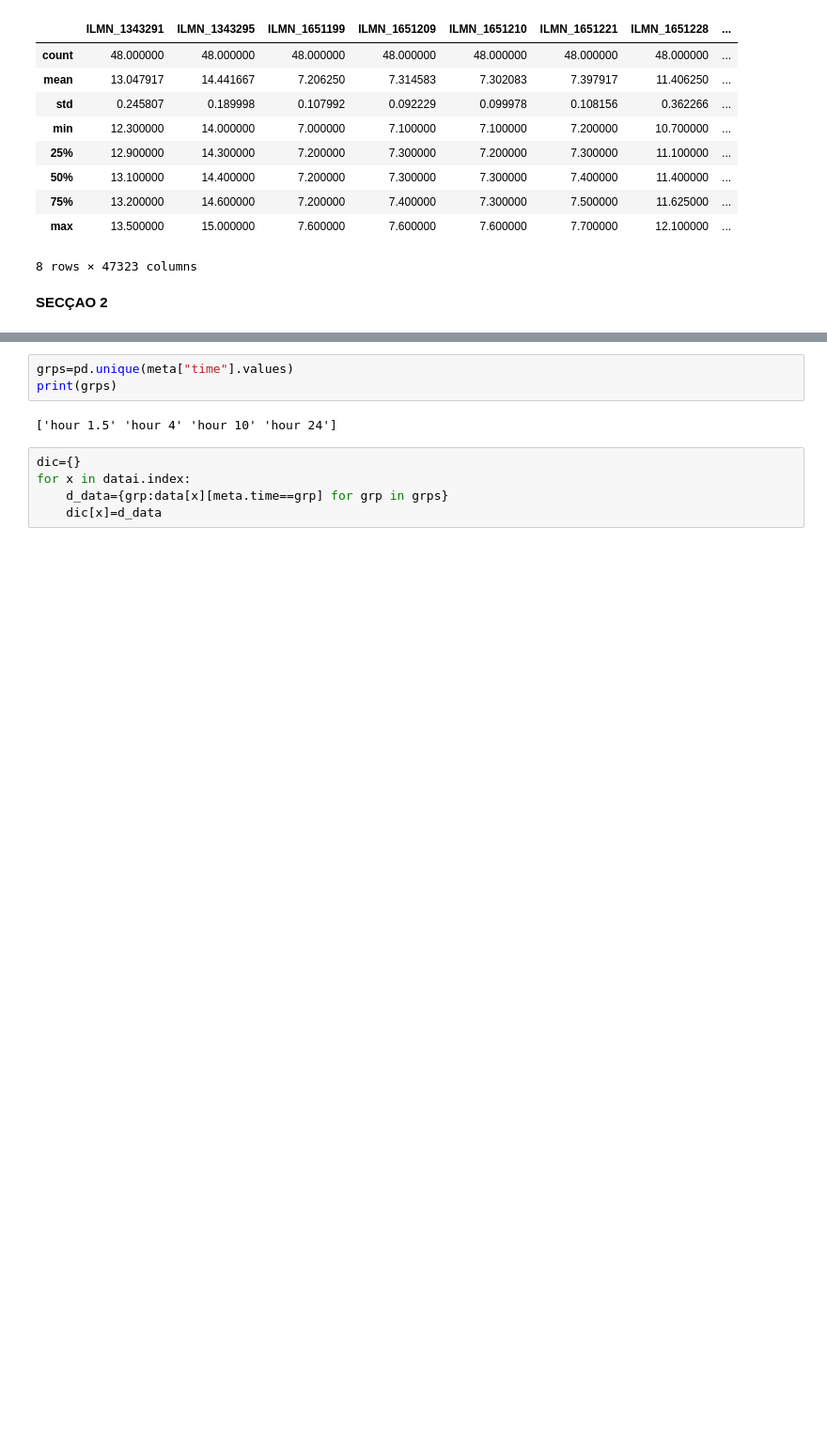
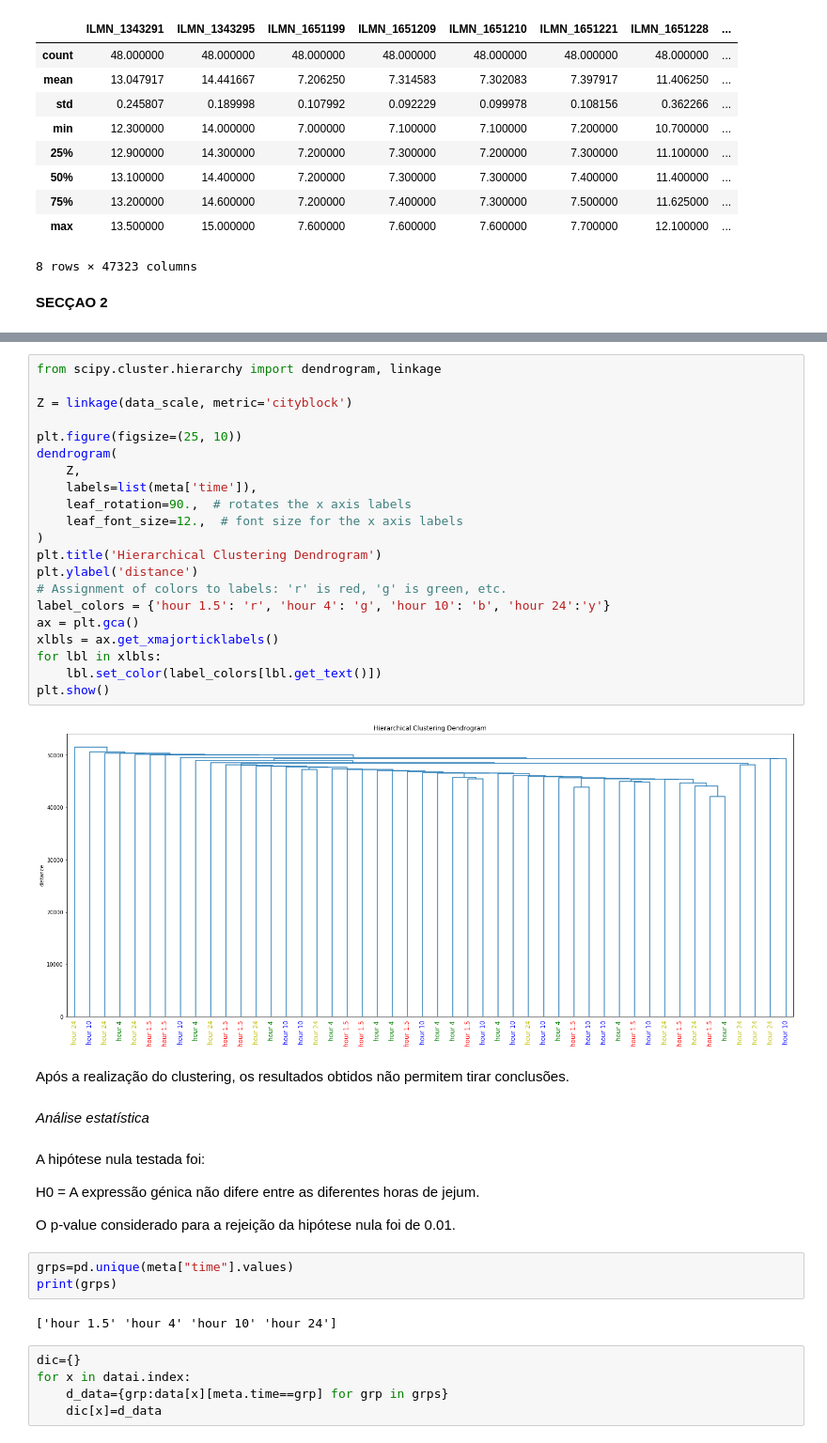
Before and after one commit to monicaccmartins/Bioinformatica, a Jupyter notebook: Bionf - projeto/PROJETO.ipynb, the cells around one changed output, grey strips where cells are left out. Shown at 94% size. Cells and saved outputs as stored; diff of their text form; blank space fills up the shorter version.

```diff
--- a/Bionf - projeto/PROJETO.ipynb
+++ b/Bionf - projeto/PROJETO.ipynb
@@ -211,3 +247,36 @@ pd.crosstab(labels, meta['time'], rownames=['clusters'] )
+# %%
+from scipy.cluster.hierarchy import dendrogram, linkage
+
+Z = linkage(data_scale, metric='cityblock')
+
+plt.figure(figsize=(25, 10))
+dendrogram(
+    Z,
+    labels=list(meta['time']),
+    leaf_rotation=90.,  # rotates the x axis labels
+    leaf_font_size=12.,  # font size for the x axis labels
+)
+plt.title('Hierarchical Clustering Dendrogram')
+plt.ylabel('distance')
+# Assignment of colors to labels: 'r' is red, 'g' is green, etc.
+label_colors = {'hour 1.5': 'r', 'hour 4': 'g', 'hour 10': 'b', 'hour 24':'y'}
+ax = plt.gca()
+xlbls = ax.get_xmajorticklabels()
+for lbl in xlbls:
+    lbl.set_color(label_colors[lbl.get_text()])
+plt.show()
+# %% [output]
+[figure, added]
+# %% [markdown]
+Após a realização do clustering, os resultados obtidos não permitem tirar conclusões.
+# %% [markdown]
+_Análise estatística_
+# %% [markdown]
+A hipótese nula testada foi:
+
+H0 = A expressão génica não difere entre as diferentes horas de jejum.
+
+O p-value considerado para a rejeição da hipótese nula foi de 0.01.
 # %%
 grps=pd.unique(meta["time"].values)
 print(grps)
```
Also changed, not shown: parts of 40 cells of this notebook.
